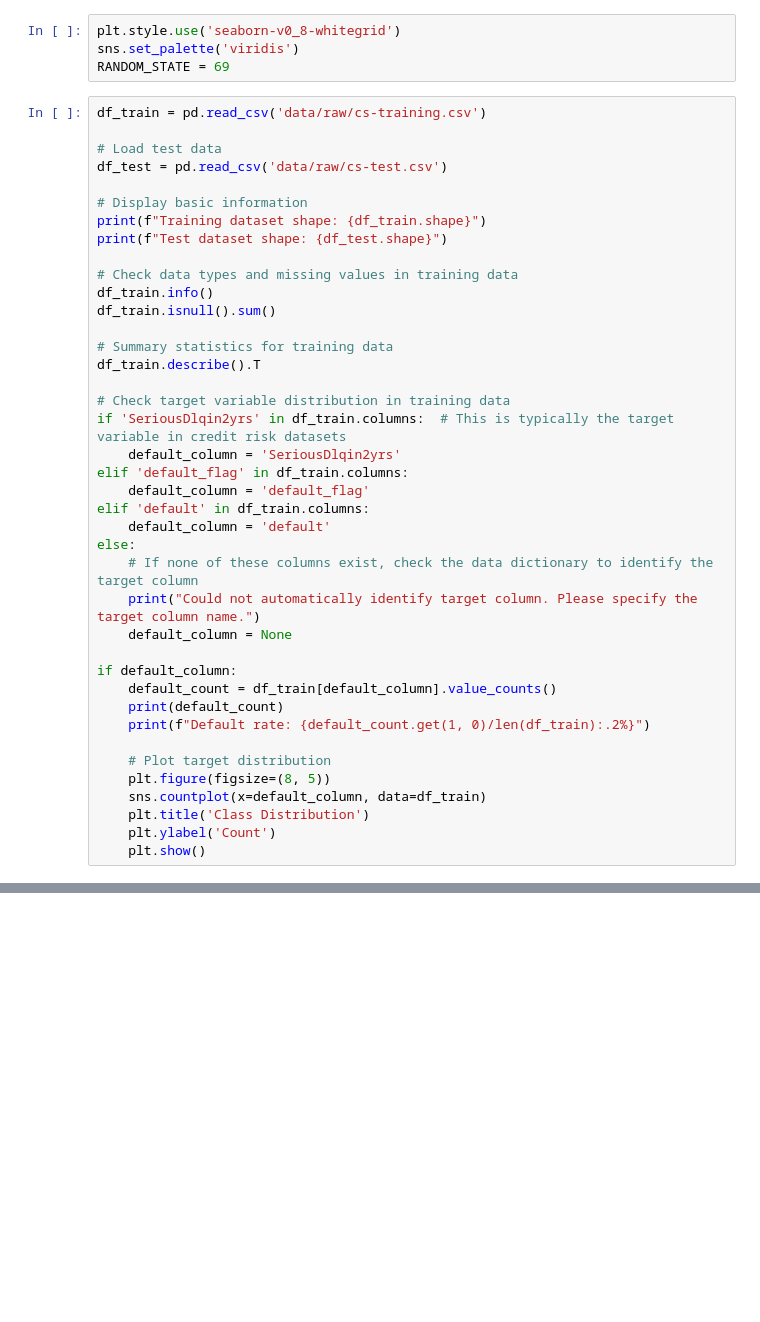
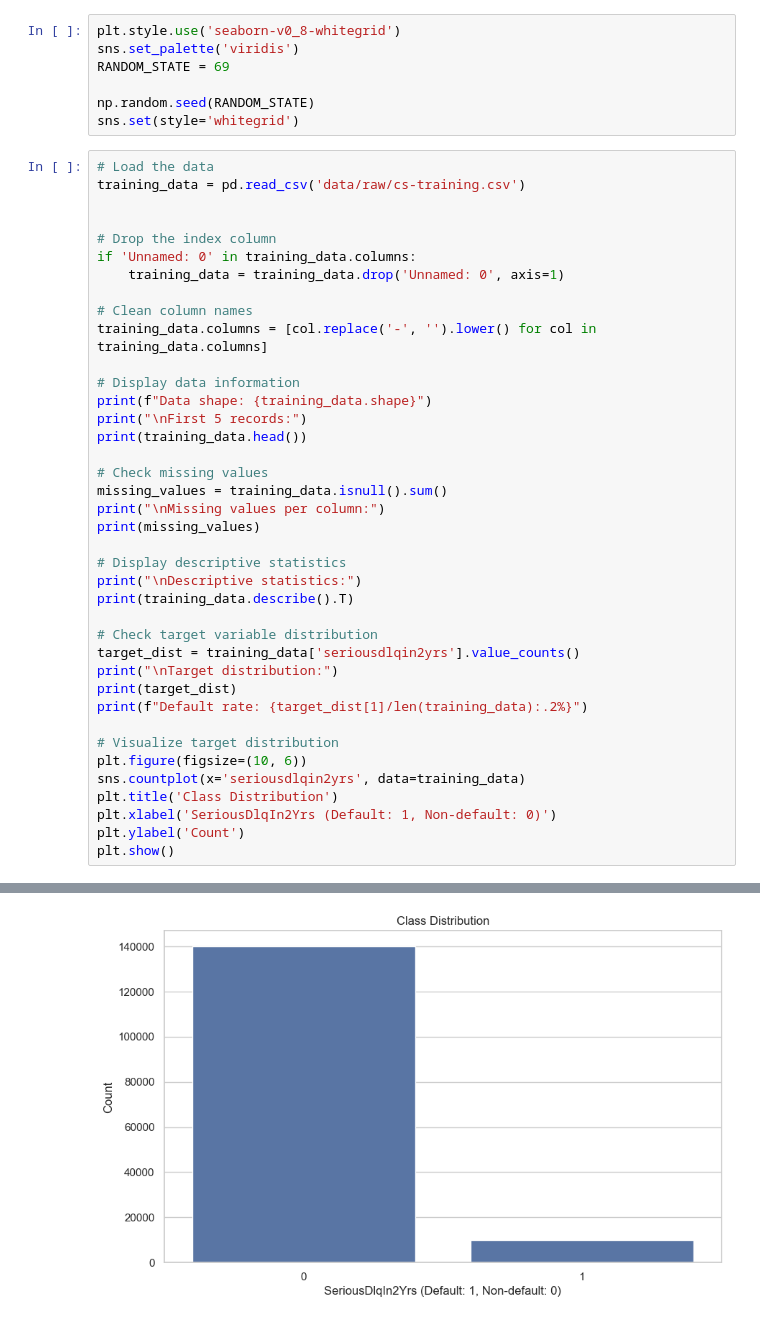
Before and after one commit to austinan1/credit-risk-model, a Jupyter notebook: data-acq_preprocessing.ipynb, the cells around one changed output, grey strips where cells are left out. Saved outputs shown, nothing was run; the diff lists cells and outputs as text; blank space fills up the shorter version.

Commit message:
finished credit model prediction

```diff
--- a/data-acq_preprocessing.ipynb
+++ b/data-acq_preprocessing.ipynb
@@ -16,44 +18,46 @@ from sklearn.ensemble import RandomForestClassifier
 plt.style.use('seaborn-v0_8-whitegrid')
 sns.set_palette('viridis')
 RANDOM_STATE = 69
+
+np.random.seed(RANDOM_STATE)
+sns.set(style='whitegrid')
 # %%
-df_train = pd.read_csv('data/raw/cs-training.csv')
+# Load the data
+training_data = pd.read_csv('data/raw/cs-training.csv')
 
-# Load test data
-df_test = pd.read_csv('data/raw/cs-test.csv')
 
-# Display basic information
-print(f"Training dataset shape: {df_train.shape}")
-print(f"Test dataset shape: {df_test.shape}")
+# Drop the index column
+if 'Unnamed: 0' in training_data.columns:
+    training_data = training_data.drop('Unnamed: 0', axis=1)
 
-# Check data types and missing values in training data
-df_train.info()
-df_train.isnull().sum()
+# Clean column names
+training_data.columns = [col.replace('-', '').lower() for col in training_data.columns]
 
-# Summary statistics for training data
-df_train.describe().T
+# Display data information
+print(f"Data shape: {training_data.shape}")
+print("\nFirst 5 records:")
+print(training_data.head())
 
-# Check target variable distribution in training data
-if 'SeriousDlqin2yrs' in df_train.columns:  # This is typically the target variable in credit risk datasets
-    default_column = 'SeriousDlqin2yrs'
-elif 'default_flag' in df_train.columns:
-    default_column = 'default_flag'
-elif 'default' in df_train.columns:
-    default_column = 'default'
-else:
-    # If none of these columns exist, check the data dictionary to identify the target column
-    print("Could not automatically identify target column. Please specify the target column name.")
-    default_column = None
+# Check missing values
+missing_values = training_data.isnull().sum()
+print("\nMissing values per column:")
+print(missing_values)
 
-if default_column:
-    default_count = df_train[default_column].value_counts()
-    print(default_count)
-    print(f"Default rate: {default_count.get(1, 0)/len(df_train):.2%}")
+# Display descriptive statistics
+print("\nDescriptive statistics:")
+print(training_data.describe().T)
 
-    # Plot target distribution
-    plt.figure(figsize=(8, 5))
-    sns.countplot(x=default_column, data=df_train)
-    plt.title('Class Distribution')
-    plt.ylabel('Count')
-    plt.show()
+# Check target variable distribution
+target_dist = training_data['seriousdlqin2yrs'].value_counts()
+print("\nTarget distribution:")
+print(target_dist)
+print(f"Default rate: {target_dist[1]/len(training_data):.2%}")
+
+# Visualize target distribution
+plt.figure(figsize=(10, 6))
+sns.countplot(x='seriousdlqin2yrs', data=training_data)
+plt.title('Class Distribution')
+plt.xlabel('SeriousDlqIn2Yrs (Default: 1, Non-default: 0)')
+plt.ylabel('Count')
+plt.show()
 # %% [output]
@@ -60,0 +81 @@ FileNotFoundError: [Errno 2] No such file or directory: 'data/raw/cs-training.cs
+[figure, added]
```
Also changed, not shown: parts of 15 cells of this notebook.
